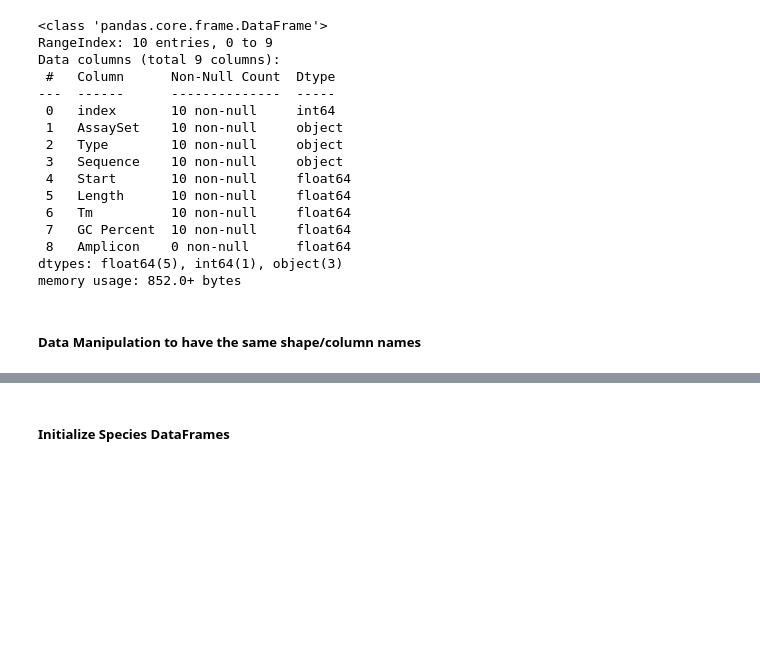
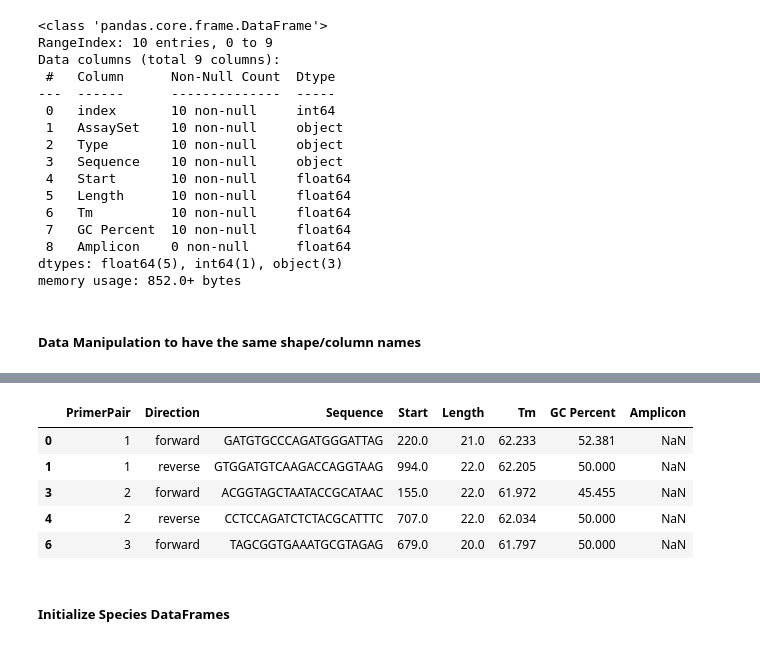
Before and after one commit to Zephyr709/3550-Bioinformatics, a Jupyter notebook: project/primerAnalysis.ipynb, the cells around one changed output, grey strips where cells are left out. Cells and saved outputs as stored; diff of their text form; code cells hidden in the pictures; blank space fills up the shorter version.

```diff
--- a/project/primerAnalysis.ipynb
+++ b/project/primerAnalysis.ipynb
@@ -276,2 +376,12 @@ memory usage: 852.0+ bytes
+# %%
+groupData['PrimerQuest'] = reshapeGroupPrimerQuest(groupData['PrimerQuest'])
+groupData['PrimerQuest'].head()
+# %% [output]
+|  | PrimerPair | Direction | Sequence | Start | Length | Tm | GC Percent | Amplicon |
+| 0 | 1 | forward | GATGTGCCCAGATGGGATTAG | 220.0 | 21.0 | 62.233 | 52.381 | NaN |
+| 1 | 1 | reverse | GTGGATGTCAAGACCAGGTAAG | 994.0 | 22.0 | 62.205 | 50.000 | NaN |
+| 3 | 2 | forward | ACGGTAGCTAATACCGCATAAC | 155.0 | 22.0 | 61.972 | 45.455 | NaN |
+| 4 | 2 | reverse | CCTCCAGATCTCTACGCATTTC | 707.0 | 22.0 | 62.034 | 50.000 | NaN |
+| 6 | 3 | forward | TAGCGGTGAAATGCGTAGAG | 679.0 | 20.0 | 61.797 | 50.000 | NaN |
 # %% [markdown]
 ##### Initialize Species DataFrames
```
Also changed, not shown: parts of 6 cells of this notebook.
